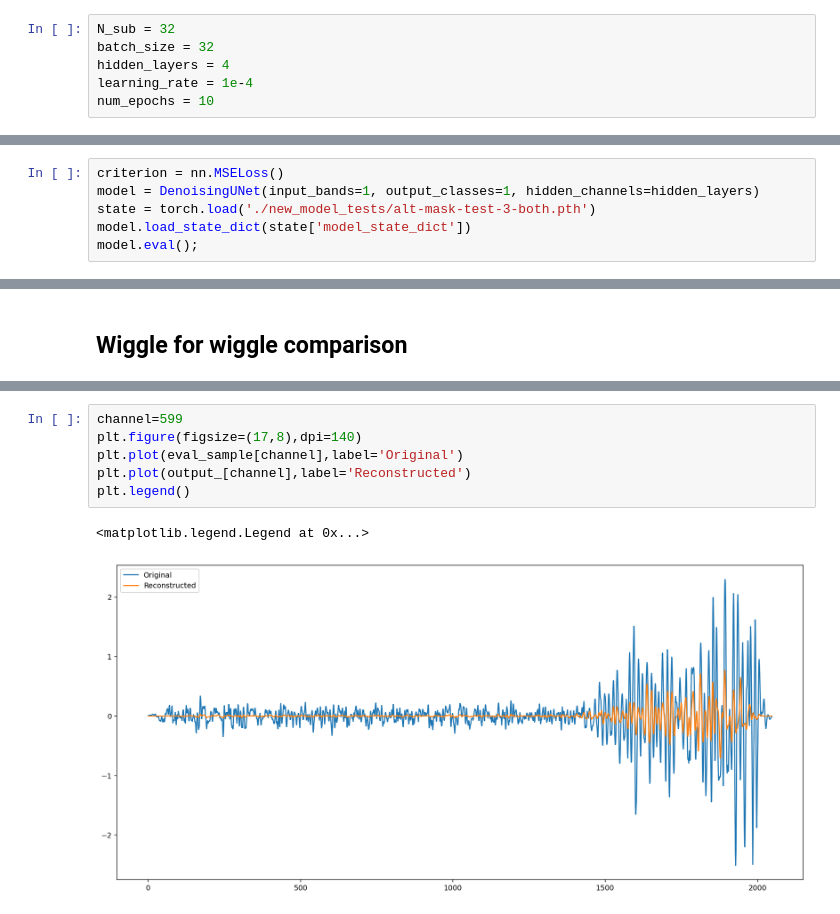
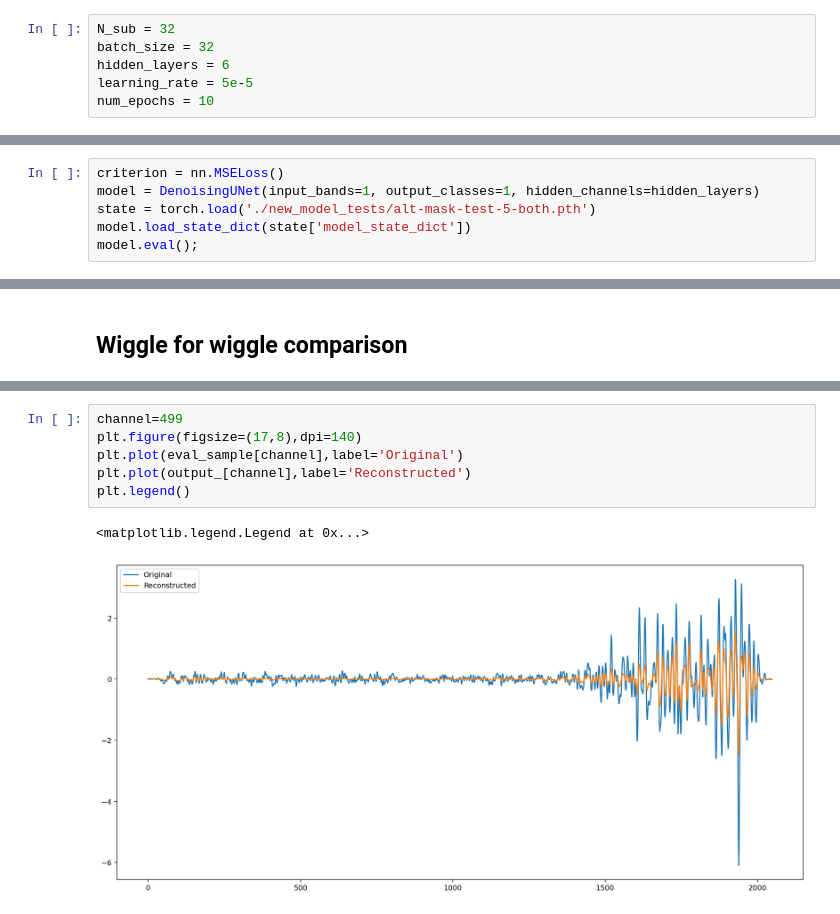
Before and after one commit to maniatisni/iDAS-self-supervised-denoising, a Jupyter notebook: testing.ipynb, the cells around one changed output, grey strips where cells are left out. Saved outputs shown, nothing was run; the diff lists cells and outputs as text.

```diff
--- a/testing.ipynb
+++ b/testing.ipynb
@@ -13,8 +13,8 @@ sampleRate = 68.27
 # %%
 N_sub = 32
 batch_size = 32
-hidden_layers = 4
-learning_rate = 1e-4
+hidden_layers = 6
+learning_rate = 5e-5
 num_epochs = 10
 # %% [markdown]
 ## Load Test Data
@@ -26,7 +26,7 @@ test_files = glob(os.path.join(test_path, '*.npy'))[1:2]
 # %%
 criterion = nn.MSELoss()
 model = DenoisingUNet(input_bands=1, output_classes=1, hidden_channels=hidden_layers)
-state = torch.load('./new_model_tests/alt-mask-test-3-both.pth')
+state = torch.load('./new_model_tests/alt-mask-test-5-both.pth')
 model.load_state_dict(state['model_state_dict'])
 model.eval();
 # %% [markdown]
@@ -110,9 +110,9 @@ plt.legend()
 # %%
-channel=599
+channel=499
 plt.figure(figsize=(17,8),dpi=140)
 plt.plot(eval_sample[channel],label='Original')
 plt.plot(output_[channel],label='Reconstructed')
 plt.legend()
 # %% [output]
 <matplotlib.legend.Legend at 0x...>
-[figure, old version]
+[figure, new version]
```
Also changed, not shown: parts of 3 cells of this notebook, 2 other files.
